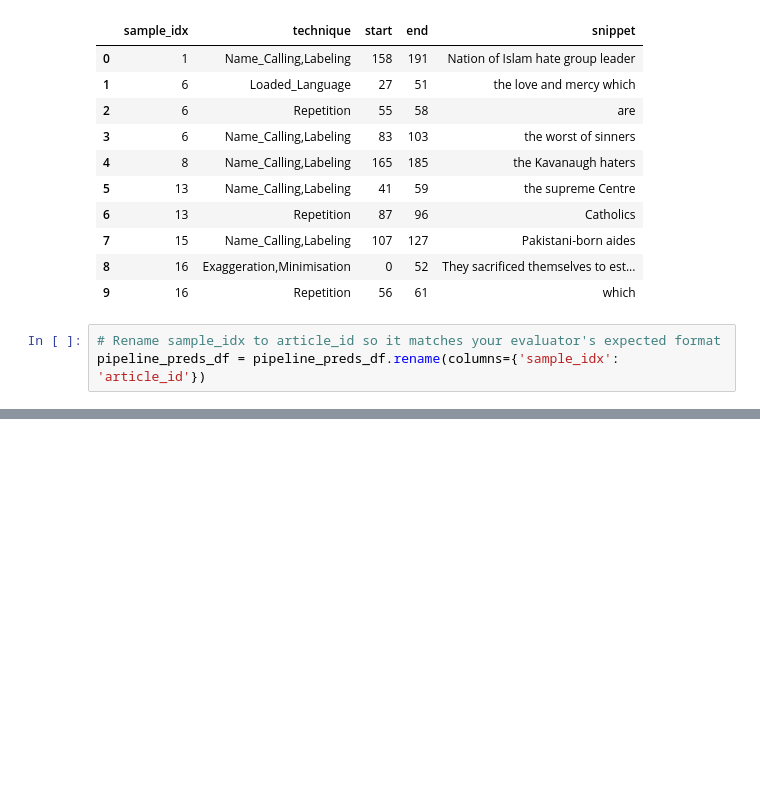
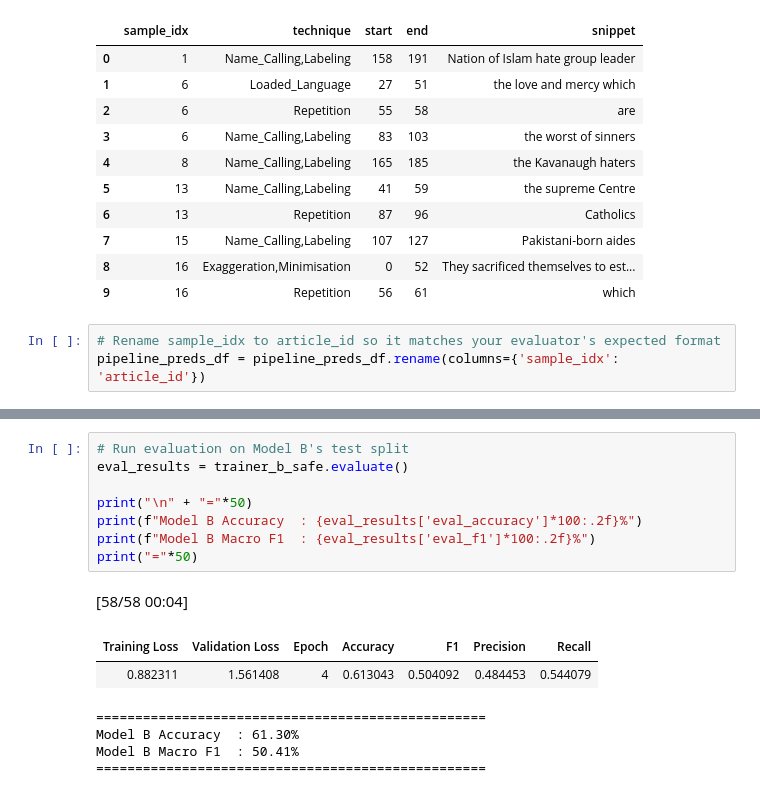
Before and after one commit to KalinaMarkova/deep_learning_course_project, a Jupyter notebook: 04_Model_Training_Experiment_2.ipynb, the cells around one changed output, grey strips where cells are left out. Saved outputs shown, nothing was run; the diff lists cells and outputs as text; blank space fills up the shorter version.

Commit message:
Adding pipeline evaluation.

```diff
--- a/04_Model_Training_Experiment_2.ipynb
+++ b/04_Model_Training_Experiment_2.ipynb
@@ -928,0 +833,16 @@ Partial F1 Score                : 0.4535 (45.4%)
+# %%
+# Run evaluation on Model B's test split
+eval_results = trainer_b_safe.evaluate()
+
+print("\n" + "="*50)
+print(f"Model B Accuracy  : {eval_results['eval_accuracy']*100:.2f}%")
+print(f"Model B Macro F1  : {eval_results['eval_f1']*100:.2f}%")
+print("="*50)
+# %% [output]
+[58/58 00:04]
+| Training Loss | Validation Loss | Epoch | Accuracy | F1 | Precision | Recall |
+| 0.882311 | 1.561408 | 4 | 0.613043 | 0.504092 | 0.484453 | 0.544079 |
+==================================================
+Model B Accuracy  : 61.30%
+Model B Macro F1  : 50.41%
+==================================================
```
Also changed, not shown: parts of 3 cells of this notebook.
